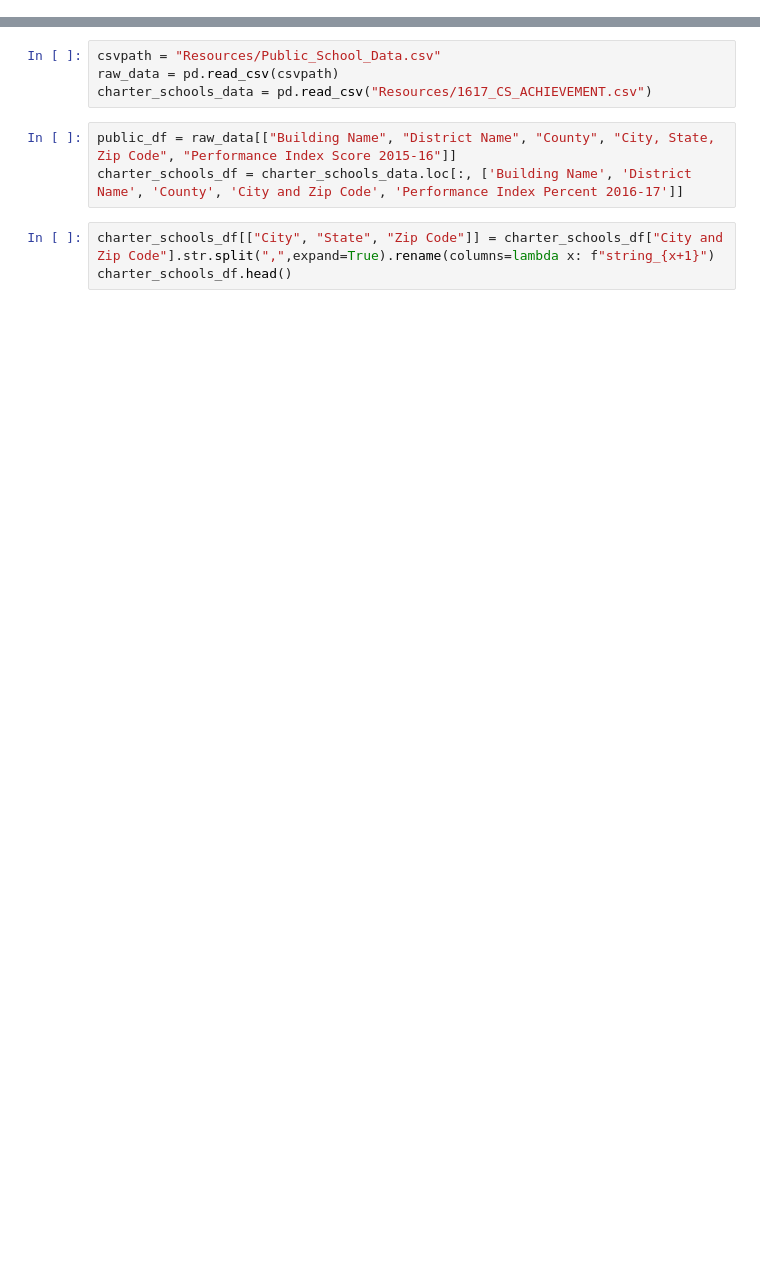
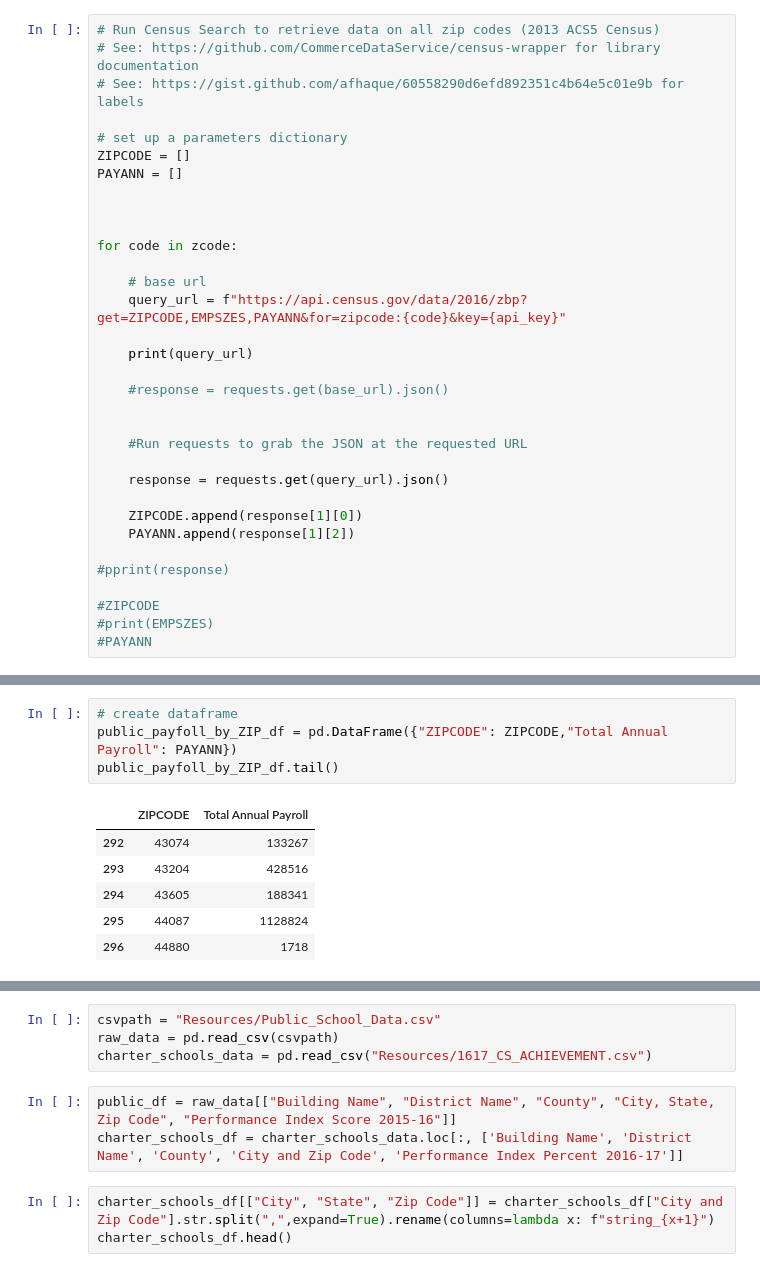
Before and after one commit to Teddi009x/Team_Scholastic_Crush, a Jupyter notebook: TeamScholasticCrush.ipynb, the cells around one changed output, grey strips where cells are left out. Drawn from its saved outputs; the diff is of its cells as text; blank space fills up the shorter version.

```diff
--- a/TeamScholasticCrush.ipynb
+++ b/TeamScholasticCrush.ipynb
@@ -8,0 +74,33 @@ import scipy.stats as stats
+# %%
+# Run Census Search to retrieve data on all zip codes (2013 ACS5 Census)
+# See: https://github.com/CommerceDataService/census-wrapper for library documentation
+# See: https://gist.github.com/afhaque/60558290d6efd892351c4b64e5c01e9b for labels
+
+# set up a parameters dictionary
+ZIPCODE = []
+PAYANN = []
+
+
+
+for code in zcode:
+
+    # base url
+    query_url = f"https://api.census.gov/data/2016/zbp?get=ZIPCODE,EMPSZES,PAYANN&for=zipcode:{code}&key={api_key}"
+
+    print(query_url)
+
+    #response = requests.get(base_url).json()
+
+
+    #Run requests to grab the JSON at the requested URL
+
+    response = requests.get(query_url).json()
+
+    ZIPCODE.append(response[1][0])
+    PAYANN.append(response[1][2])
+
+#pprint(response)
+
+#ZIPCODE
+#print(EMPSZES)
+#PAYANN
@@ -8,0 +167,11 @@ import scipy.stats as stats
+# %%
+# create dataframe
+public_payfoll_by_ZIP_df = pd.DataFrame({"ZIPCODE": ZIPCODE,"Total Annual Payroll": PAYANN})
+public_payfoll_by_ZIP_df.tail()
+# %% [output]
+|  | ZIPCODE | Total Annual Payroll |
+| 292 | 43074 | 133267 |
+| 293 | 43204 | 428516 |
+| 294 | 43605 | 188341 |
+| 295 | 44087 | 1128824 |
+| 296 | 44880 | 1718 |
```
Also changed, not shown: parts of 18 cells of this notebook, 6 other files.
